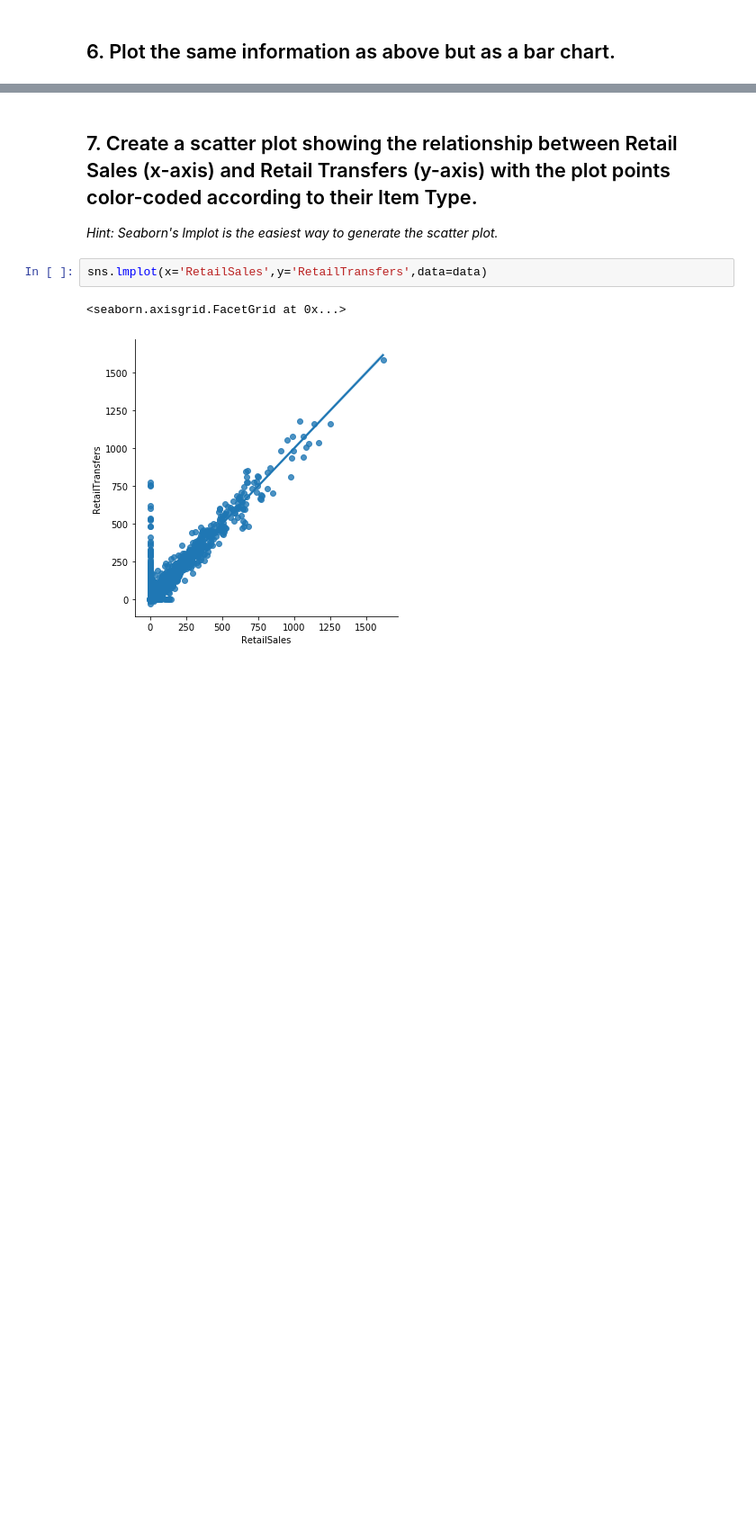
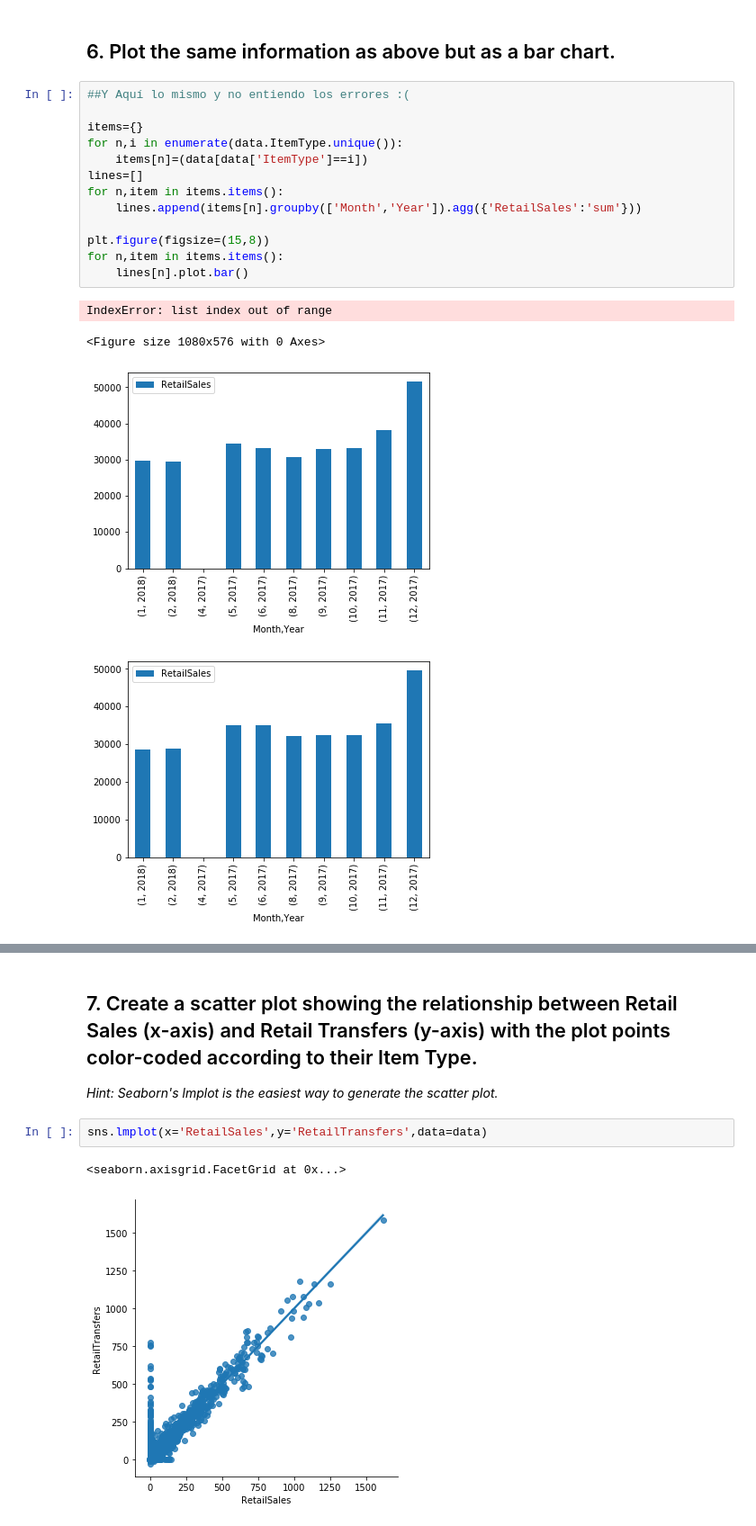
Before and after one commit to silviaherf/datamad0820, a Jupyter notebook: module-2/lab-plotting-multiple-data-series/your-code/main.ipynb, the cells around one changed output, grey strips where cells are left out. Shown: that part at 90% size. Saved outputs shown, nothing was run; the diff lists cells and outputs as text; blank space fills up the shorter version.

Commit message:
8/8 done with errors

```diff
--- a/module-2/lab-plotting-multiple-data-series/your-code/main.ipynb
+++ b/module-2/lab-plotting-multiple-data-series/your-code/main.ipynb
@@ -122,2 +103,20 @@ data[data['ItemType']=='WINE']
 # %% [markdown]
 ## 6. Plot the same information as above but as a bar chart.
+# %%
+##Y Aquí lo mismo y no entiendo los errores :(
+
+items={}
+for n,i in enumerate(data.ItemType.unique()):
+    items[n]=(data[data['ItemType']==i])
+lines=[]
+for n,item in items.items():
+    lines.append(items[n].groupby(['Month','Year']).agg({'RetailSales':'sum'}))
+
+plt.figure(figsize=(15,8))
+for n,item in items.items():
+    lines[n].plot.bar()
+# %% [output]
+IndexError: list index out of range
+<Figure size 1080x576 with 0 Axes>
+[figure, added]
+[figure, added]
```
Also changed, not shown: parts of 7 cells of this notebook.
